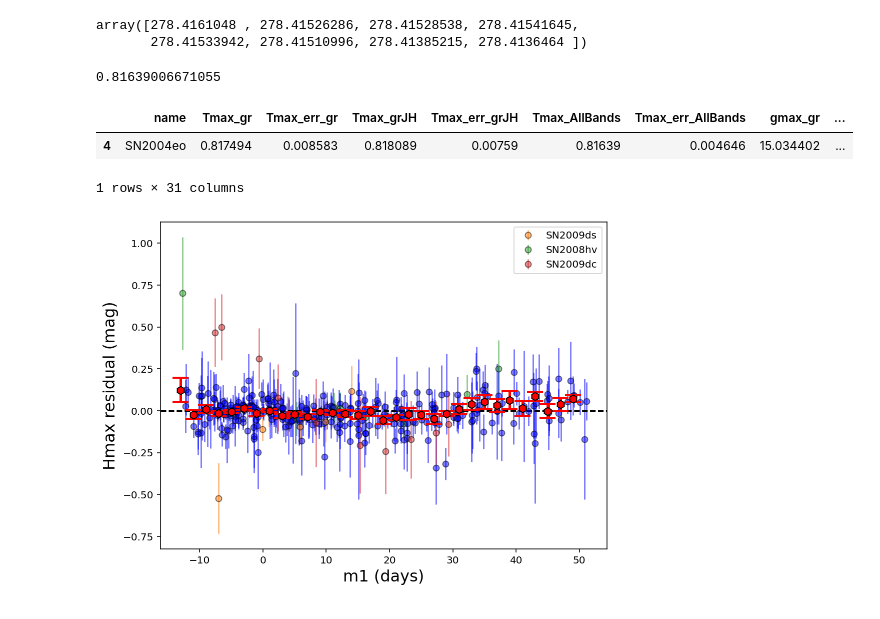
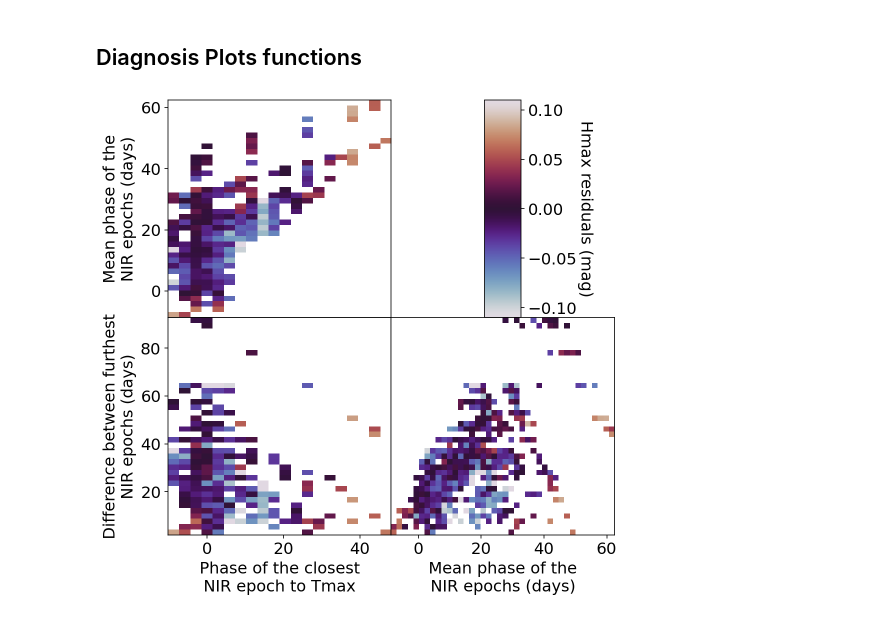
Before and after one commit to HOSTFLOWS/flows_sims, a Jupyter notebook: 3.comparison.ipynb, the cells around one changed output. Saved outputs shown, nothing was run; the diff lists cells and outputs as text; code cells hidden in the pictures.

Commit message:
improve diagnosis plots

```diff
--- a/3.comparison.ipynb
+++ b/3.comparison.ipynb
@@ -9,6 +9,9 @@ import matplotlib.pyplot as plt
 from matplotlib import cm, colors
 import seaborn as sns
 
+from scipy.stats import binned_statistic_2d
+
 %config InlineBackend.figure_format = 'retina'
-CMAP = cm.get_cmap('RdBu')
+#CMAP = cm.get_cmap('RdBu')
+CMAP = cm.get_cmap('twilight')
 REF_RESULTS = pd.read_csv('reference_results.txt')
@@ -69,31 +149,4 @@ sn_names = [file.split('/')[-1].split('_')[0] for file in glob.glob('csp_dr3/*.t
-# %%
-ref_bands = 'AllBands'
-n_epochs = 1
-
-param = 'Jmax'
-if param=='Tmax':
-    x_units = 'days'
-else:
-    x_units = 'mag'
-# %%
-sim_file = os.path.join('sim_fits',
-                                    'SN2004eo',
-                                    f'SN2004eo_1epochs_results.csv')
-
-sim_df = pd.read_csv(sim_file)
-sim_df.Tmax.values - REF_RESULTS[REF_RESULTS.name=='SN2004eo'].Tmax_AllBands.values[0]
-# %% [output]
-array([278.4161048 , 278.41526286, 278.41528538, 278.41541645,
-       278.41533942, 278.41510996, 278.41385215, 278.4136464 ])
-# %%
-REF_RESULTS[REF_RESULTS.name=='SN2004eo'].Tmax_AllBands.values[0]
-# %% [output]
-0.81639006671055
-# %%
-REF_RESULTS[REF_RESULTS.name=='SN2004eo']
-# %% [output]
-|  | name | Tmax_gr | Tmax_err_gr | Tmax_grJH | Tmax_err_grJH | Tmax_AllBands | Tmax_err_AllBands | gmax_gr | ... |
-| 4 | SN2004eo | 0.817494 | 0.008583 | 0.818089 | 0.00759 | 0.81639 | 0.004646 | 15.034402 | ... |
-1 rows × 31 columns
+# %% [markdown]
+## Diagnosis Plots functions
 # %%
 def plot_m1(param, ref_bands):
@@ -156,4 +411,4 @@ def plot_m1(param, ref_bands):
 # %%
-plot_m1('Hmax', ref_bands)
+master_plot('Hmax', ref_bands, 3)
 # %% [output]
-[figure, old version]
+[figure, new version]
```
Also changed, not shown: parts of 10 cells of this notebook.
